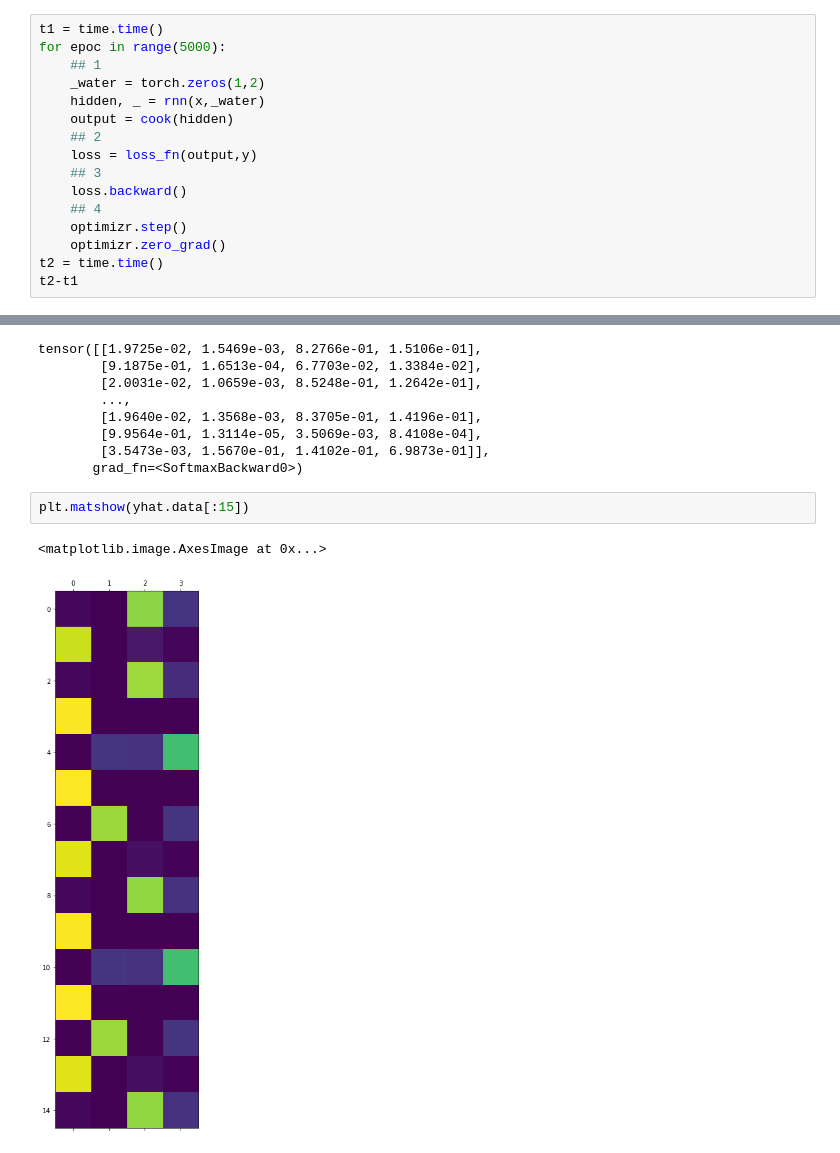
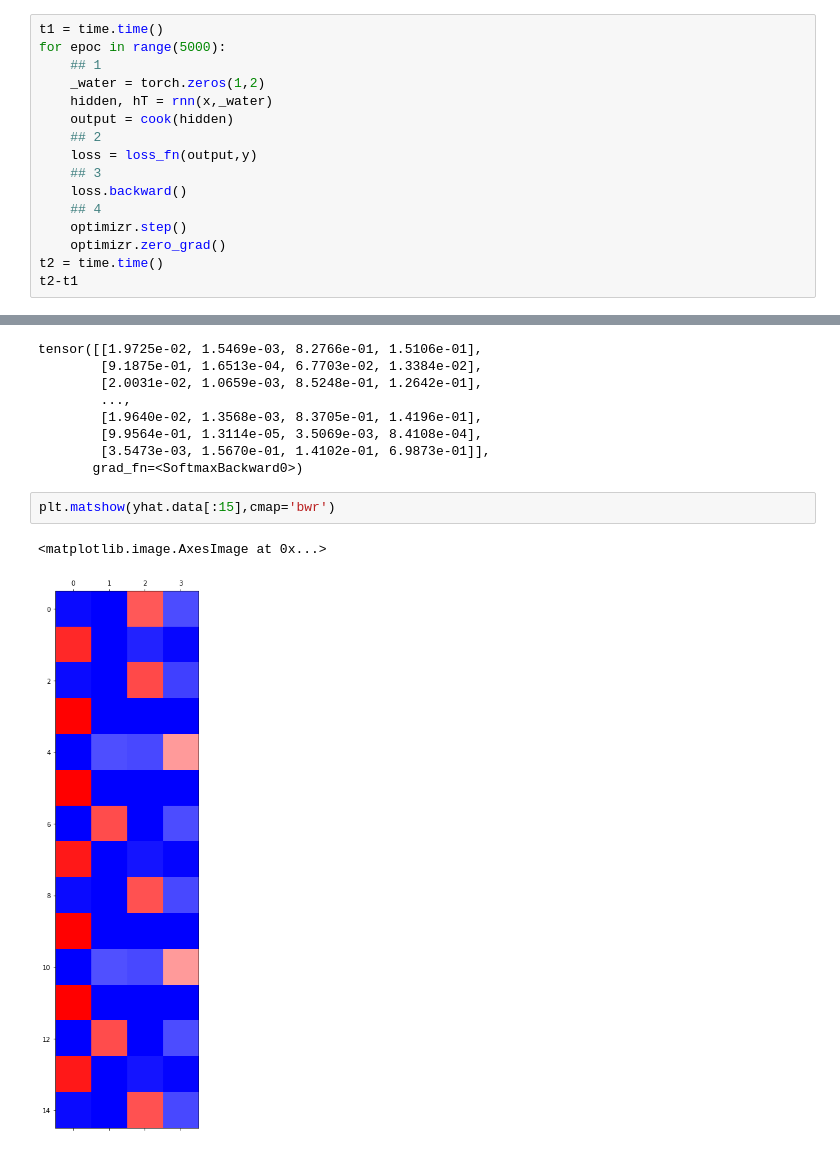
Before and after one commit to guebin/DL2022_backup, a Jupyter notebook: _notebooks/2099-01-01-dr.ipynb, the cells around one changed output, grey strips where cells are left out. Drawn from its saved outputs; the diff is of its cells as text.

```diff
--- a/_notebooks/2099-01-01-dr.ipynb
+++ b/_notebooks/2099-01-01-dr.ipynb
@@ -232,7 +232,7 @@ t1 = time.time()
 for epoc in range(5000):
     ## 1
     _water = torch.zeros(1,2)
-    hidden, _ = rnn(x,_water)
+    hidden, hT = rnn(x,_water)
     output = cook(hidden)
     ## 2
     loss = loss_fn(output,y)
@@ -260,7 +260,7 @@ tensor([[1.9725e-02, 1.5469e-03, 8.2766e-01, 1.5106e-01],
         [3.5473e-03, 1.5670e-01, 1.4102e-01, 6.9873e-01]],
        grad_fn=<SoftmaxBackward0>)
 # %%
-plt.matshow(yhat.data[:15])
+plt.matshow(yhat.data[:15],cmap='bwr')
 # %% [output]
 <matplotlib.image.AxesImage at 0x...>
-[figure, old version]
+[figure, new version]
```
Also changed, not shown: parts of 36 cells of this notebook, 1 other file.
